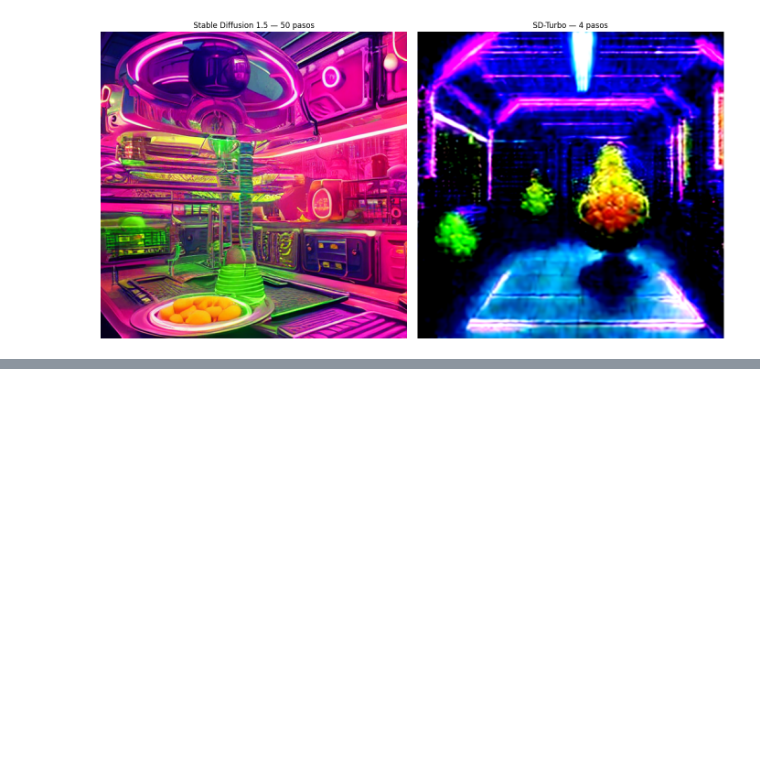
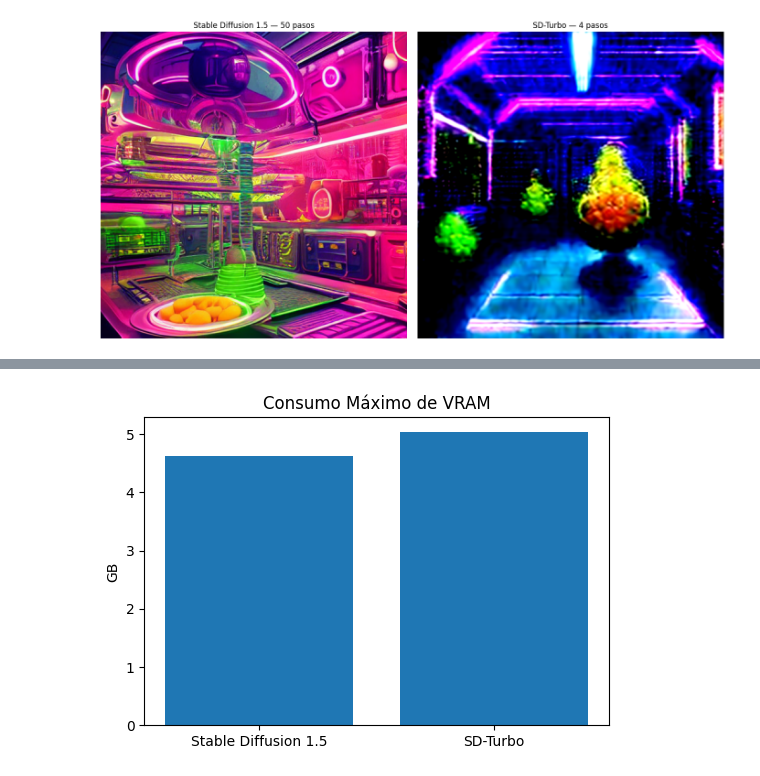
Before and after one commit to JoaquinCampos22155/lab10_vision, a Jupyter notebook: Untitled3.ipynb, the cells around one changed output, grey strips where cells are left out. Saved outputs shown, nothing was run; the diff lists cells and outputs as text; code cells hidden in the pictures; blank space fills up the shorter version.

```diff
--- a/Untitled3.ipynb
+++ b/Untitled3.ipynb
@@ -126,0 +175,16 @@ plt.show()
+# %%
+# Gráfica — Consumo de VRAM
+
+plt.figure(figsize=(6,4))
+
+plt.bar(
+    results_df["Modelo"],
+    results_df["VRAM (GB)"]
+)
+
+plt.ylabel("GB")
+plt.title("Consumo Máximo de VRAM")
+
+plt.show()
+# %% [output]
+[figure, added]
```
Also changed, not shown: parts of 5 cells of this notebook.
